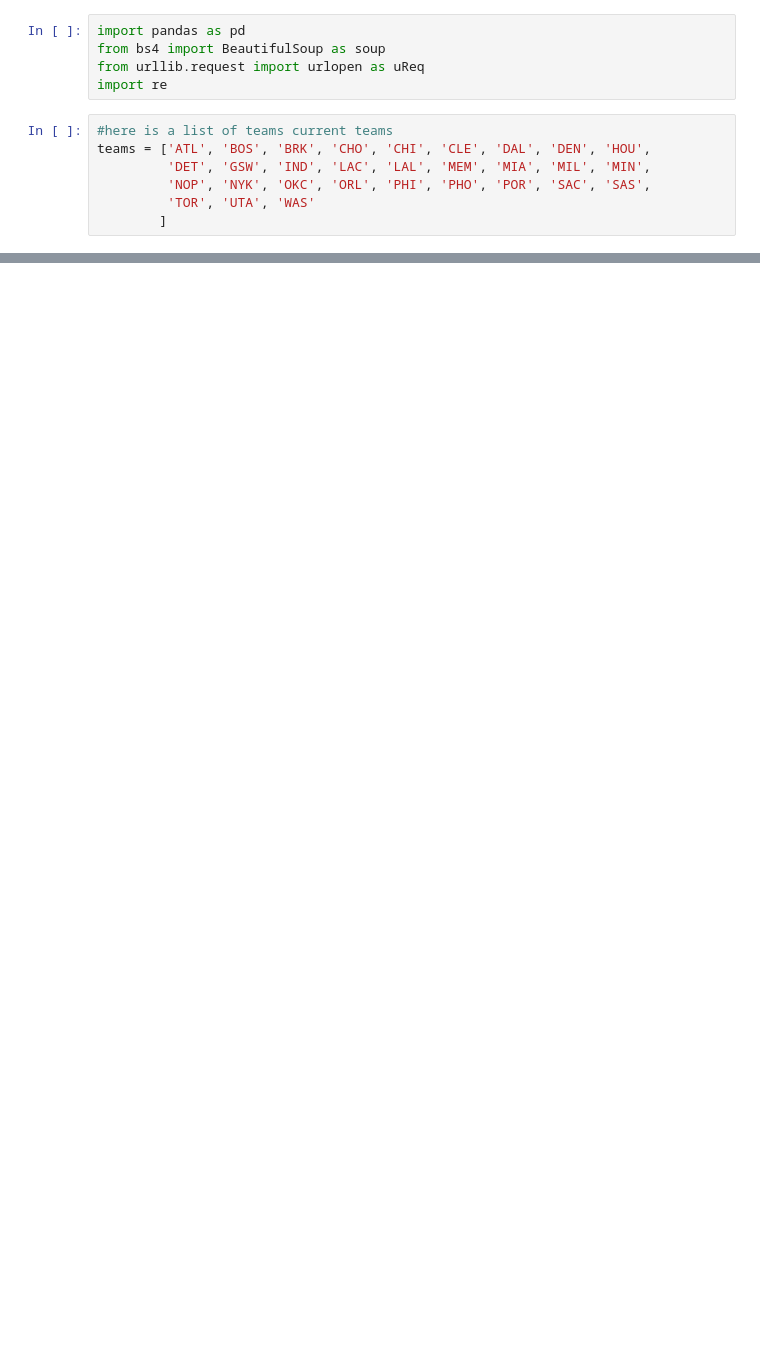
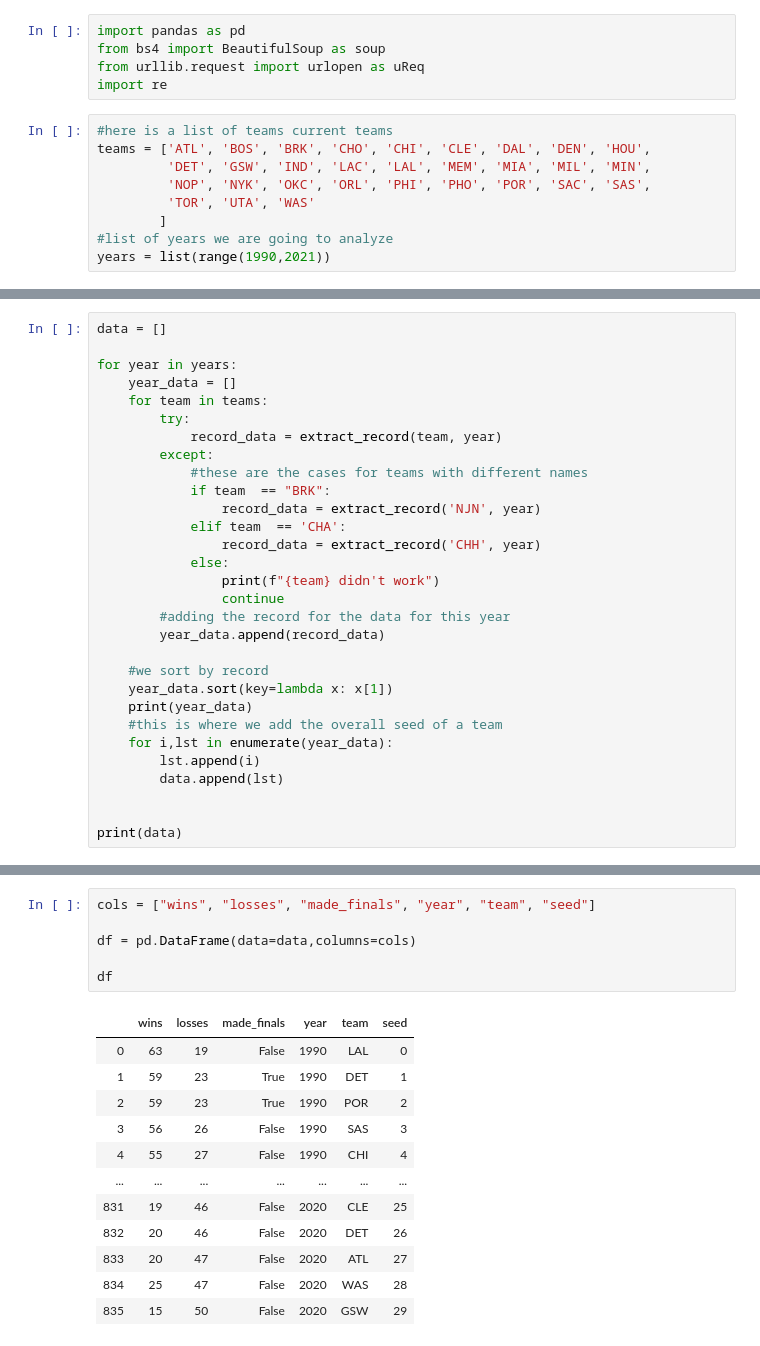
Before and after one commit to benrogers31/NBA_Tanking, a Jupyter notebook: Get_Data.ipynb, the cells around one changed output, grey strips where cells are left out. Cells and saved outputs as stored; diff of their text form; blank space fills up the shorter version.

Commit message:
Retrieved Data

```diff
--- a/Get_Data.ipynb
+++ b/Get_Data.ipynb
@@ -10,4 +10,6 @@ teams = ['ATL', 'BOS', 'BRK', 'CHO', 'CHI', 'CLE', 'DAL', 'DEN', 'HOU',
          'NOP', 'NYK', 'OKC', 'ORL', 'PHI', 'PHO', 'POR', 'SAC', 'SAS',
          'TOR', 'UTA', 'WAS'
         ]
+#list of years we are going to analyze
+years = list(range(1990,2021))
 # %%
@@ -30,0 +54,30 @@ this is wins: 51 this is losses: 31
+# %%
+data = []
+
+for year in years:
+    year_data = []
+    for team in teams:
+        try:
+            record_data = extract_record(team, year)
+        except:
+            #these are the cases for teams with different names
+            if team  == "BRK":
+                record_data = extract_record('NJN', year)
+            elif team  == 'CHA':
+                record_data = extract_record('CHH', year)
+            else:
+                print(f"{team} didn't work")
+                continue
+        #adding the record for the data for this year
+        year_data.append(record_data)
+
+    #we sort by record
+    year_data.sort(key=lambda x: x[1])
+    print(year_data)
+    #this is where we add the overall seed of a team
+    for i,lst in enumerate(year_data):
+        lst.append(i)
+        data.append(lst)
+
+
+print(data)
@@ -30,0 +122,19 @@ this is wins: 51 this is losses: 31
+# %%
+cols = ["wins", "losses", "made_finals", "year", "team", "seed"]
+
+df = pd.DataFrame(data=data,columns=cols)
+
+df
+# %% [output]
+|  | wins | losses | made_finals | year | team | seed |
+| 0 | 63 | 19 | False | 1990 | LAL | 0 |
+| 1 | 59 | 23 | True | 1990 | DET | 1 |
+| 2 | 59 | 23 | True | 1990 | POR | 2 |
+| 3 | 56 | 26 | False | 1990 | SAS | 3 |
+| 4 | 55 | 27 | False | 1990 | CHI | 4 |
+| ... | ... | ... | ... | ... | ... | ... |
+| 831 | 19 | 46 | False | 2020 | CLE | 25 |
+| 832 | 20 | 46 | False | 2020 | DET | 26 |
+| 833 | 20 | 47 | False | 2020 | ATL | 27 |
+| 834 | 25 | 47 | False | 2020 | WAS | 28 |
+| 835 | 15 | 50 | False | 2020 | GSW | 29 |
```
Also changed, not shown: parts of 6 cells of this notebook, 1 other file.
